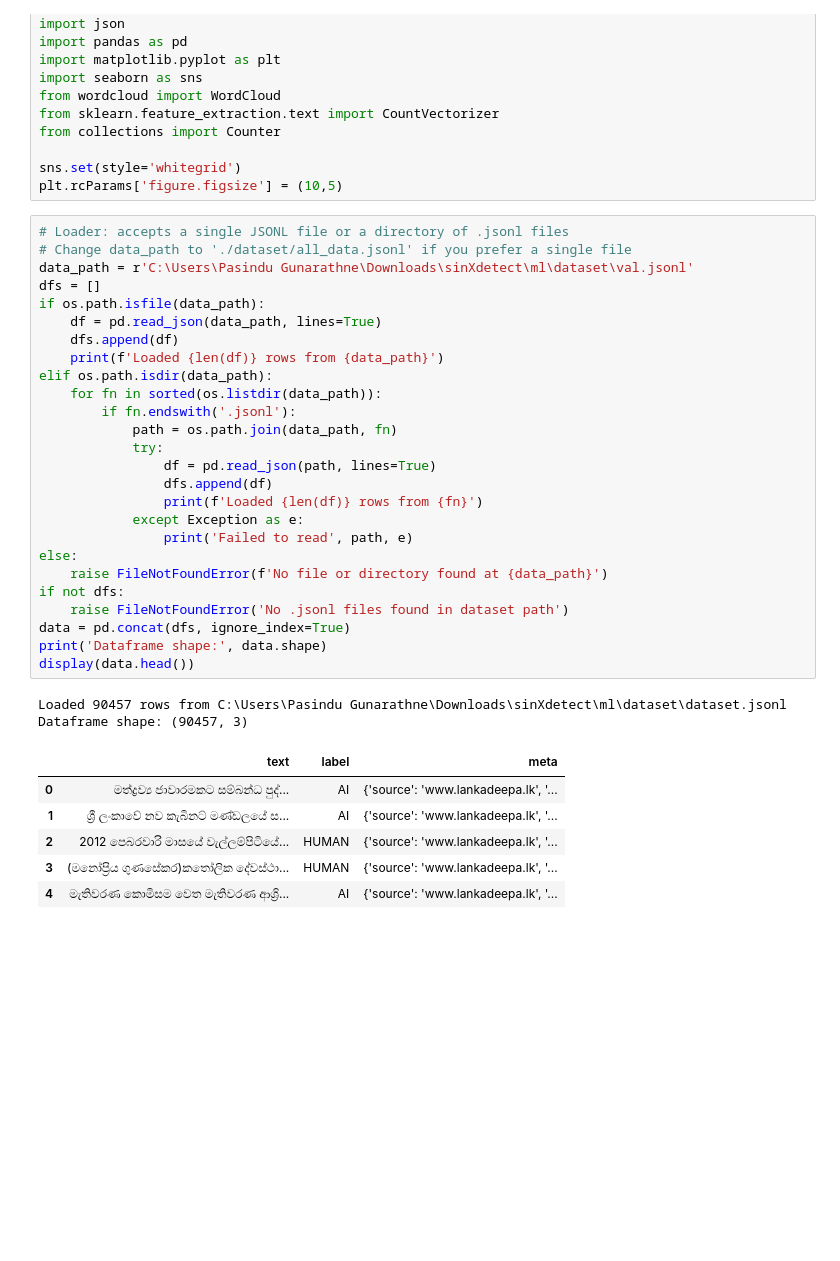
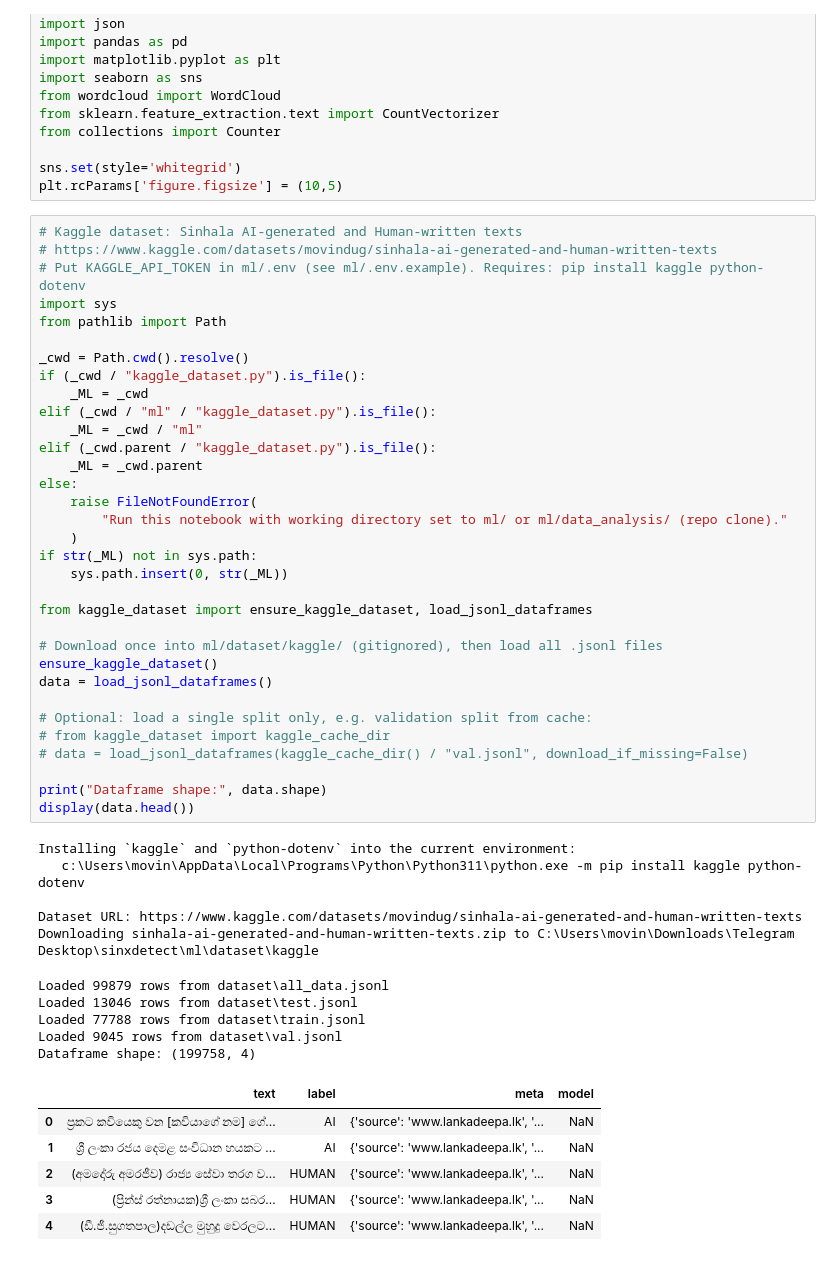
Before and after one commit to movindugunarathna/sinXdetect, a Jupyter notebook: ml/data_analysis/exploratory_data_analysis_sinXdetect_v2.ipynb, the cells around one changed output. Saved outputs shown, nothing was run; the diff lists cells and outputs as text; blank space fills up the shorter version.

```diff
--- a/ml/data_analysis/exploratory_data_analysis_sinXdetect_v2.ipynb
+++ b/ml/data_analysis/exploratory_data_analysis_sinXdetect_v2.ipynb
@@ -13,40 +13,55 @@ from collections import Counter
 sns.set(style='whitegrid')
 plt.rcParams['figure.figsize'] = (10,5)
 # %%
-# Loader: accepts a single JSONL file or a directory of .jsonl files
-# Change data_path to './dataset/all_data.jsonl' if you prefer a single file
-data_path = r'C:\Users\Pasindu Gunarathne\Downloads\sinXdetect\ml\dataset\val.jsonl'
-dfs = []
-if os.path.isfile(data_path):
-    df = pd.read_json(data_path, lines=True)
-    dfs.append(df)
-    print(f'Loaded {len(df)} rows from {data_path}')
-elif os.path.isdir(data_path):
-    for fn in sorted(os.listdir(data_path)):
-        if fn.endswith('.jsonl'):
-            path = os.path.join(data_path, fn)
-            try:
-                df = pd.read_json(path, lines=True)
-                dfs.append(df)
-                print(f'Loaded {len(df)} rows from {fn}')
-            except Exception as e:
-                print('Failed to read', path, e)
+# Kaggle dataset: Sinhala AI-generated and Human-written texts
+# https://www.kaggle.com/datasets/movindug/sinhala-ai-generated-and-human-written-texts
+# Put KAGGLE_API_TOKEN in ml/.env (see ml/.env.example). Requires: pip install kaggle python-dotenv
+import sys
+from pathlib import Path
+
+_cwd = Path.cwd().resolve()
+if (_cwd / "kaggle_dataset.py").is_file():
+    _ML = _cwd
+elif (_cwd / "ml" / "kaggle_dataset.py").is_file():
+    _ML = _cwd / "ml"
+elif (_cwd.parent / "kaggle_dataset.py").is_file():
+    _ML = _cwd.parent
 else:
-    raise FileNotFoundError(f'No file or directory found at {data_path}')
-if not dfs:
-    raise FileNotFoundError('No .jsonl files found in dataset path')
-data = pd.concat(dfs, ignore_index=True)
-print('Dataframe shape:', data.shape)
+    raise FileNotFoundError(
+        "Run this notebook with working directory set to ml/ or ml/data_analysis/ (repo clone)."
+    )
+if str(_ML) not in sys.path:
+    sys.path.insert(0, str(_ML))
+
+from kaggle_dataset import ensure_kaggle_dataset, load_jsonl_dataframes
+
+# Download once into ml/dataset/kaggle/ (gitignored), then load all .jsonl files
+ensure_kaggle_dataset()
+data = load_jsonl_dataframes()
+
+# Optional: load a single split only, e.g. validation split from cache:
+# from kaggle_dataset import kaggle_cache_dir
+# data = load_jsonl_dataframes(kaggle_cache_dir() / "val.jsonl", download_if_missing=False)
+
+print("Dataframe shape:", data.shape)
 display(data.head())
 # %% [output]
-Loaded 90457 rows from C:\Users\Pasindu Gunarathne\Downloads\sinXdetect\ml\dataset\dataset.jsonl
-Dataframe shape: (90457, 3)
+Installing `kaggle` and `python-dotenv` into the current environment:
+   c:\Users\movin\AppData\Local\Programs\Python\Python311\python.exe -m pip install kaggle python-dotenv
+
+Dataset URL: https://www.kaggle.com/datasets/movindug/sinhala-ai-generated-and-human-written-texts
+Downloading sinhala-ai-generated-and-human-written-texts.zip to C:\Users\movin\Downloads\Telegram Desktop\sinxdetect\ml\dataset\kaggle
+Loaded 99879 rows from dataset\all_data.jsonl
+Loaded 13046 rows from dataset\test.jsonl
+Loaded 77788 rows from dataset\train.jsonl
+Loaded 9045 rows from dataset\val.jsonl
+Dataframe shape: (199758, 4)
-|  | text | label | meta |
-| 0 | මත්ද්‍රව්‍ය ජාවාරමකට සම්බන්ධ පුද්... | AI | {'source': 'www.lankadeepa.lk', '... |
-| 1 | ශ්‍රී ලංකාවේ නව කැබිනට් මණ්ඩලයේ ස... | AI | {'source': 'www.lankadeepa.lk', '... |
-| 2 | 2012 පෙබරවාරි මාසයේ වැල්ලම්පිටියේ... | HUMAN | {'source': 'www.lankadeepa.lk', '... |
-| 3 | (මනෝප්‍රිය ගුණසේකර)කතෝලික දේවස්ථා... | HUMAN | {'source': 'www.lankadeepa.lk', '... |
-| 4 | මැතිවරණ කොමිසම වෙත මැතිවරණ ආශ්‍රි... | AI | {'source': 'www.lankadeepa.lk', '... |
+|  | text | label | meta | model |
+| 0 | ප්‍රකට කවියෙකු වන [කවියාගේ නම] ගේ... | AI | {'source': 'www.lankadeepa.lk', '... | NaN |
+| 1 | ශ්‍රී ලංකා රජය දෙමළ සංවිධාන හයකට ... | AI | {'source': 'www.lankadeepa.lk', '... | NaN |
+| 2 | (අමදෝරු අමරජීව) රාජ්‍ය සේවා තරග ව... | HUMAN | {'source': 'www.lankadeepa.lk', '... | NaN |
+| 3 | (ප්‍රින්ස් රත්නායක)ශ්‍රී ලංකා සබර... | HUMAN | {'source': 'www.lankadeepa.lk', '... | NaN |
+| 4 | (ඩී.ජී.සුගතපාල)දඩල්ල මුහුදු වෙරලට... | HUMAN | {'source': 'www.lankadeepa.lk', '... | NaN |
 # %%
 # Basic info and checks
 print(data.info())
```
Also changed, not shown: parts of 8 cells of this notebook, 6 other files.
